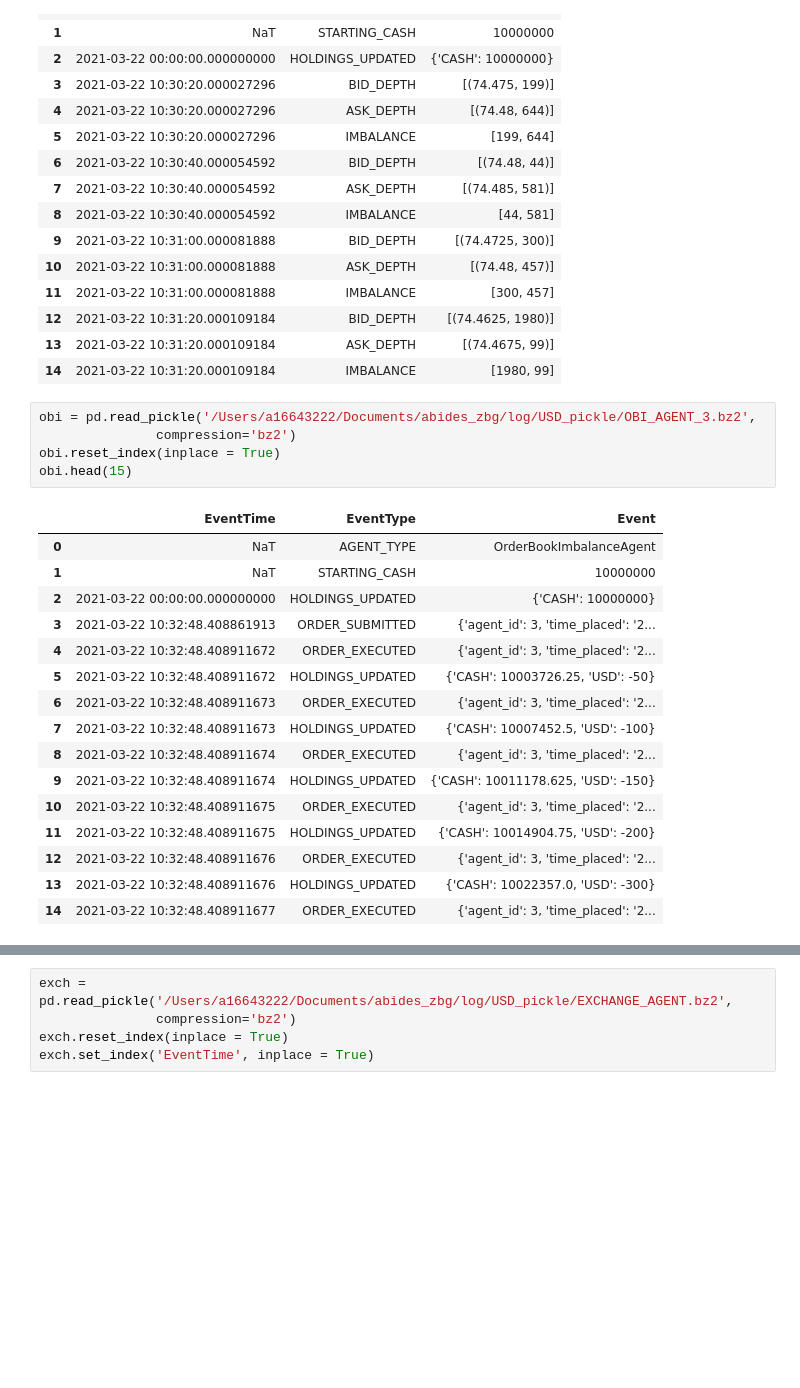
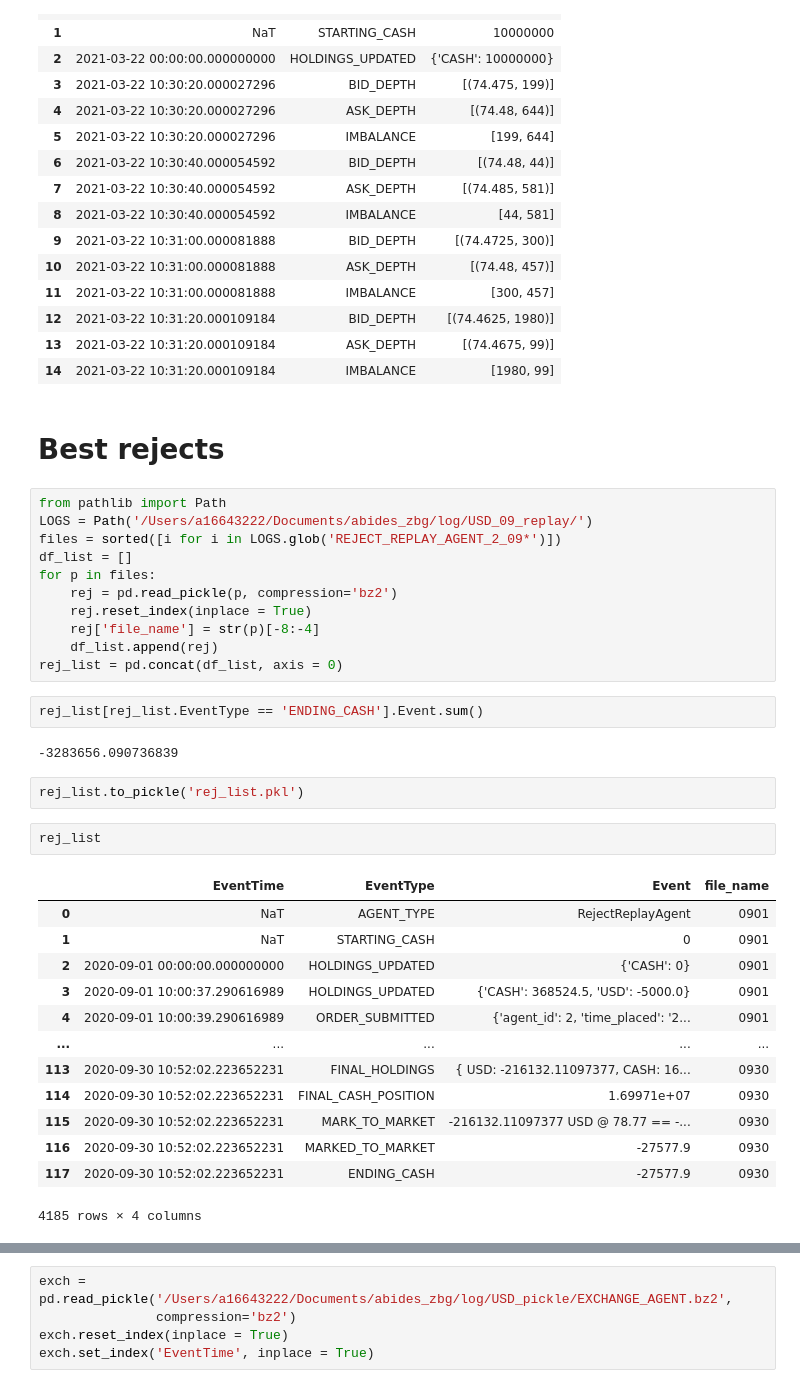
Before and after one commit to zebrabug/abides, a Jupyter notebook: USD_data_replay.ipynb, the cells around one changed output, grey strips where cells are left out. Cells and saved outputs as stored; diff of their text form; blank space fills up the shorter version.

Commit message:
reject replay

```diff
--- a/USD_data_replay.ipynb
+++ b/USD_data_replay.ipynb
@@ -47,25 +47,38 @@ mom.head(15)
 | 12 | 2021-03-22 10:31:20.000109184 | BID_DEPTH | [(74.4625, 1980)] |
 | 13 | 2021-03-22 10:31:20.000109184 | ASK_DEPTH | [(74.4675, 99)] |
 | 14 | 2021-03-22 10:31:20.000109184 | IMBALANCE | [1980, 99] |
-# %%
-obi = pd.read_pickle('/Users/a16643222/Documents/abides_zbg/log/USD_pickle/OBI_AGENT_3.bz2',
-               compression='bz2')
-obi.reset_index(inplace = True)
-obi.head(15)
-# %% [output]
-|  | EventTime | EventType | Event |
-| 0 | NaT | AGENT_TYPE | OrderBookImbalanceAgent |
-| 1 | NaT | STARTING_CASH | 10000000 |
-| 2 | 2021-03-22 00:00:00.000000000 | HOLDINGS_UPDATED | {'CASH': 10000000} |
-| 3 | 2021-03-22 10:32:48.408861913 | ORDER_SUBMITTED | {'agent_id': 3, 'time_placed': '2... |
-| 4 | 2021-03-22 10:32:48.408911672 | ORDER_EXECUTED | {'agent_id': 3, 'time_placed': '2... |
-| 5 | 2021-03-22 10:32:48.408911672 | HOLDINGS_UPDATED | {'CASH': 10003726.25, 'USD': -50} |
-| 6 | 2021-03-22 10:32:48.408911673 | ORDER_EXECUTED | {'agent_id': 3, 'time_placed': '2... |
-| 7 | 2021-03-22 10:32:48.408911673 | HOLDINGS_UPDATED | {'CASH': 10007452.5, 'USD': -100} |
-| 8 | 2021-03-22 10:32:48.408911674 | ORDER_EXECUTED | {'agent_id': 3, 'time_placed': '2... |
-| 9 | 2021-03-22 10:32:48.408911674 | HOLDINGS_UPDATED | {'CASH': 10011178.625, 'USD': -150} |
-| 10 | 2021-03-22 10:32:48.408911675 | ORDER_EXECUTED | {'agent_id': 3, 'time_placed': '2... |
-| 11 | 2021-03-22 10:32:48.408911675 | HOLDINGS_UPDATED | {'CASH': 10014904.75, 'USD': -200} |
-| 12 | 2021-03-22 10:32:48.408911676 | ORDER_EXECUTED | {'agent_id': 3, 'time_placed': '2... |
-| 13 | 2021-03-22 10:32:48.408911676 | HOLDINGS_UPDATED | {'CASH': 10022357.0, 'USD': -300} |
-| 14 | 2021-03-22 10:32:48.408911677 | ORDER_EXECUTED | {'agent_id': 3, 'time_placed': '2... |
+# %% [markdown]
+# Best rejects
+# %%
+from pathlib import Path
+LOGS = Path('/Users/a16643222/Documents/abides_zbg/log/USD_09_replay/')
+files = sorted([i for i in LOGS.glob('REJECT_REPLAY_AGENT_2_09*')])
+df_list = []
+for p in files:
+    rej = pd.read_pickle(p, compression='bz2')
+    rej.reset_index(inplace = True)
+    rej['file_name'] = str(p)[-8:-4]
+    df_list.append(rej)
+rej_list = pd.concat(df_list, axis = 0)
+# %%
+rej_list[rej_list.EventType == 'ENDING_CASH'].Event.sum()
+# %% [output]
+-3283656.090736839
+# %%
+rej_list.to_pickle('rej_list.pkl')
+# %%
+rej_list
+# %% [output]
+|  | EventTime | EventType | Event | file_name |
+| 0 | NaT | AGENT_TYPE | RejectReplayAgent | 0901 |
+| 1 | NaT | STARTING_CASH | 0 | 0901 |
+| 2 | 2020-09-01 00:00:00.000000000 | HOLDINGS_UPDATED | {'CASH': 0} | 0901 |
+| 3 | 2020-09-01 10:00:37.290616989 | HOLDINGS_UPDATED | {'CASH': 368524.5, 'USD': -5000.0} | 0901 |
+| 4 | 2020-09-01 10:00:39.290616989 | ORDER_SUBMITTED | {'agent_id': 2, 'time_placed': '2... | 0901 |
+| ... | ... | ... | ... | ... |
+| 113 | 2020-09-30 10:52:02.223652231 | FINAL_HOLDINGS | { USD: -216132.11097377, CASH: 16... | 0930 |
+| 114 | 2020-09-30 10:52:02.223652231 | FINAL_CASH_POSITION | 1.69971e+07 | 0930 |
+| 115 | 2020-09-30 10:52:02.223652231 | MARK_TO_MARKET | -216132.11097377 USD @ 78.77 == -... | 0930 |
+| 116 | 2020-09-30 10:52:02.223652231 | MARKED_TO_MARKET | -27577.9 | 0930 |
+| 117 | 2020-09-30 10:52:02.223652231 | ENDING_CASH | -27577.9 | 0930 |
+4185 rows × 4 columns
```
Also changed, not shown: parts of 4 cells of this notebook, 16 other files.
